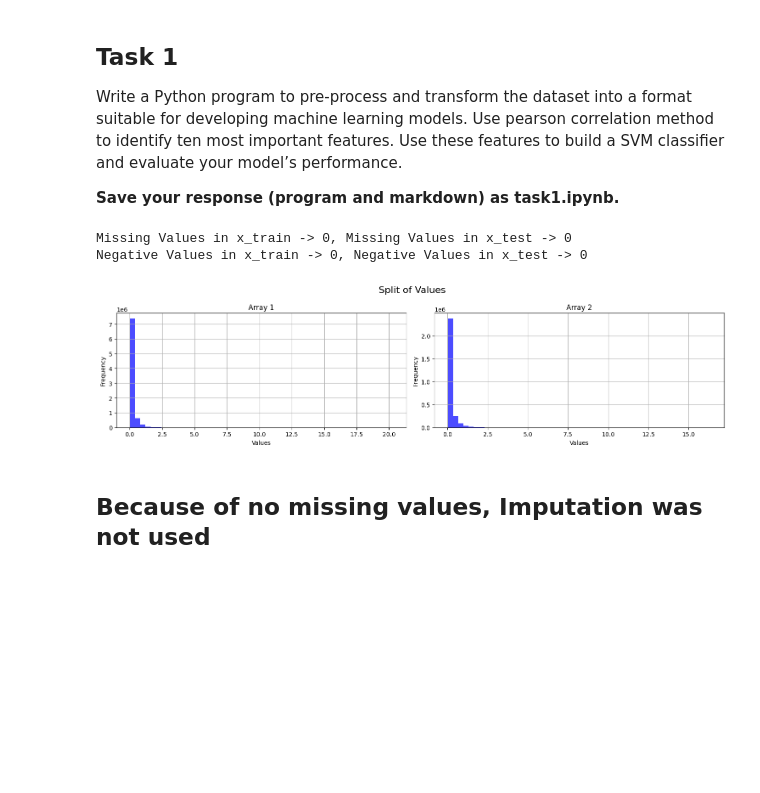
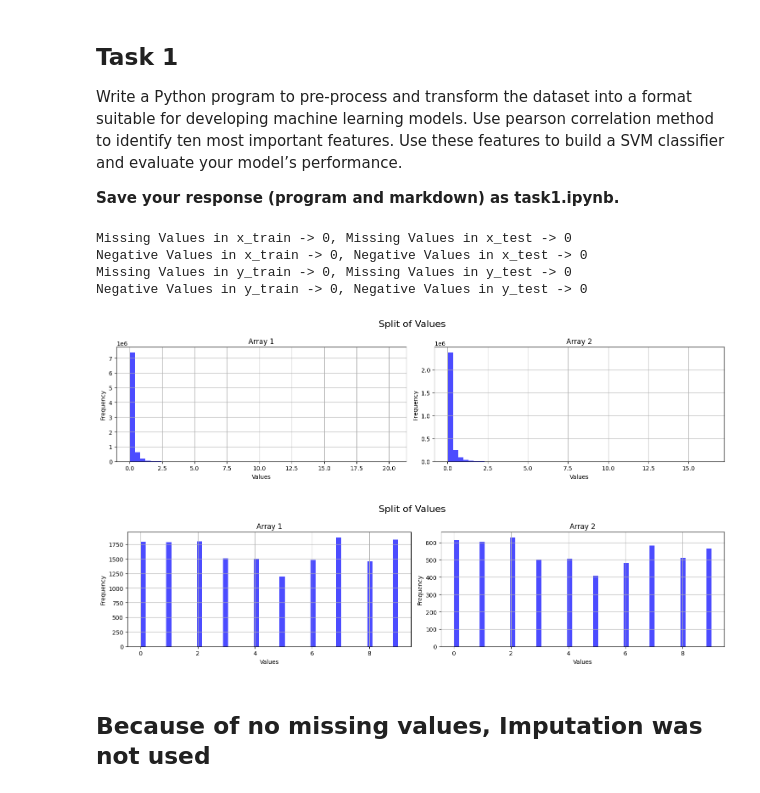
Before and after one commit to aym183/Satellite-Image-Classification, a Jupyter notebook: task1.ipynb, the cells around one changed output. Cells and saved outputs as stored; diff of their text form; code cells hidden in the pictures; blank space fills up the shorter version.

Commit message:
Added missing/neg values check for classes

```diff
--- a/task1.ipynb
+++ b/task1.ipynb
@@ -98,23 +98,32 @@ Write a Python program to pre-process and transform the dataset into a format su
 # %%
 # ------- PRE PROCESSING [Fix Messed up Data] ---------
 # PRE PROCESSING done on both training and test data
 # Imputation -> (Univariate and Multivariate) -> process of inferring missing values based on the available data.
 
 # Don't need OneHotEncoder or any other because all are float values
 '''
 Try different techniques of pre processing and transformation and see the difference in results?
 '''
 
+# Because there are no missing values, imputer not used
 print(f"{find_missing_values(x_train, "x_train")}, {find_missing_values(x_test, "x_test")}")
 print(f"{find_negative_values(x_train, "x_train")}, {find_negative_values(x_test, "x_test")}")
+
+print(f"{find_missing_values(y_train, "y_train")}, {find_missing_values(y_test, "y_test")}")
+print(f"{find_negative_values(y_train, "y_train")}, {find_negative_values(y_test, "y_test")}")
 # Dont have any missing or negative values
 plot_split_of_values([x_train, x_test])
+plot_split_of_values([y_train, y_test])
 
 # Variance Threshold?
+# Standardisation and Outlier detection
 # %% [output]
 Missing Values in x_train -> 0, Missing Values in x_test -> 0
 Negative Values in x_train -> 0, Negative Values in x_test -> 0
+Missing Values in y_train -> 0, Missing Values in y_test -> 0
+Negative Values in y_train -> 0, Negative Values in y_test -> 0
 [figure]
+[figure, added]
 # %% [markdown]
 ## Because of no missing values, Imputation was not used
 # %% [markdown]
```
Also changed, not shown: parts of 2 cells of this notebook.
